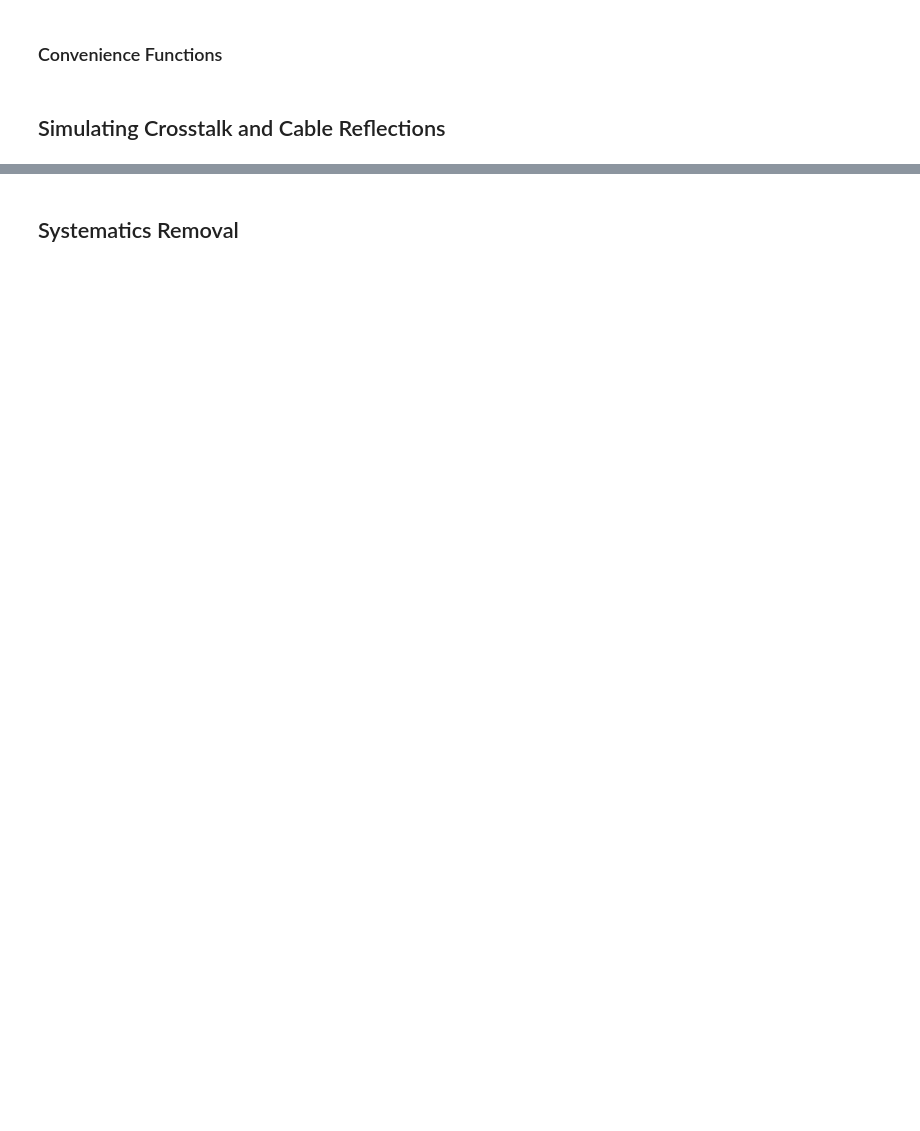
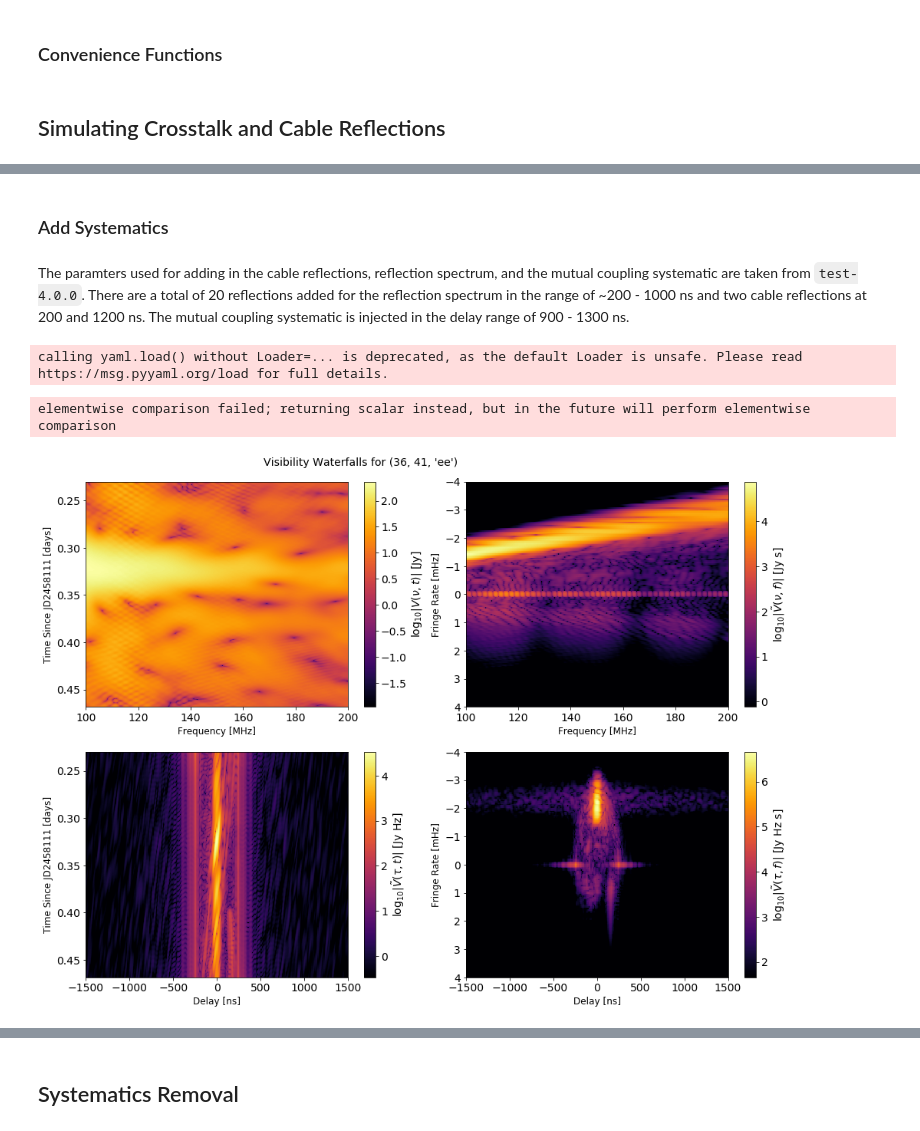
Before and after one commit to HERA-Team/hera-validation, a Jupyter notebook: test-series/3/test-3.2.0.ipynb, the cells around one changed output, grey strips where cells are left out. Cells and saved outputs as stored; diff of their text form; code cells hidden in the pictures; blank space fills up the shorter version.

Commit message:
Added text, finished summary, final push before PR

```diff
--- a/test-series/3/test-3.2.0.ipynb
+++ b/test-series/3/test-3.2.0.ipynb
@@ -684,0 +373,18 @@ uvd.write_uvh5(os.path.join(vis_data_path, 'zen.{}.true.uvh5'.format(JD_str)))
+# %%
+# Load in the data
+# Only use linear polarizations; need to load in a file first for this
+uvd = UVData()
+uvd.read_uvh5(vis_files[0], read_data=False)
+use_pols = uvd.get_pols()
+x_orientation = 'e' # this might be wrong, but doesn't really matter for now
+use_pols = [pol for pol in use_pols if pol[0] == pol[1]]
+use_pols = [pyuvdata.utils.polstr2num(pol, x_orientation) for pol in use_pols]
+
+# Actually load the data
+uvd = UVData()
+uvd.read(vis_files, polarizations=use_pols, keep_all_metadata=False, bls=bls)
+# Collect metadata
+lsts_rad = np.unique(uvd.lst_array)
+lsts_hrs = lsts_rad * 12.0 / np.pi
+freqs = uvd.freq_array[0]
+times = np.unique(uvd.time_array)
@@ -684,0 +459,39 @@ uvd.write_uvh5(os.path.join(vis_data_path, 'zen.{}.true.uvh5'.format(JD_str)))
+# %% [markdown]
+### Add Systematics
+# %% [markdown]
+The paramters used for adding in the cable reflections, reflection spectrum, and the mutual coupling systematic are taken from `test-4.0.0`.  There are a total of 20 reflections added for the reflection spectrum in the range of ~200 - 1000 ns and two cable reflections at 200 and 1200 ns.  The mutual coupling systematic is injected in the delay range of 900 - 1300 ns.
+# %%
+cfg_file = "/lustre/aoc/projects/hera/Validation/test-4.0.0/setup/sim_config.yaml"
+with open(cfg_file, "r") as cfg:
+    config = yaml.load(cfg.read())
+_ = config.pop("noise")
+_ = config.pop("gains")
+# %% [output]
+calling yaml.load() without Loader=... is deprecated, as the default Loader is unsafe. Please read https://msg.pyyaml.org/load for full details.
+# %%
+corrupt_uvd, systematics, parameters = sim_prep.apply_systematics(copy.deepcopy(uvd), **config)
+# %% [output]
+elementwise comparison failed; returning scalar instead, but in the future will perform elementwise comparison
+# %%
+crosskey = (36, 41, 'ee')
+crosscorr_vis = uvd.get_data(crosskey)
+
+time_taper = 'blackman-harris'
+freq_taper = 'blackman-harris'
+plot_limits = {"delay" : (-1500, 1500), "fringe_rate" : (4, -4)}
+freq_window_kwargs = {"edgecut_low" : 50, "edgecut_high" : 50}
+
+fig = plot_waterfalls(
+    crosscorr_vis, freqs, times, windows=(time_taper, freq_taper),
+    dynamic_range=5, limit_drng=("delay", "fringe_rate"),
+    baseline=None, horizon_color="dodgerblue", cmap='inferno',
+    plot_limits=plot_limits
+#    mode='phs', cmap='twilight'
+)
+
+# add a title to the figure
+title = "Visibility Waterfalls for %s" % str(crosskey)
+fig.text(0.3, 1, title, fontsize=14)
+fig.tight_layout()
+# %% [output]
+[figure, added]
```
Also changed, not shown: parts of 96 cells of this notebook.
